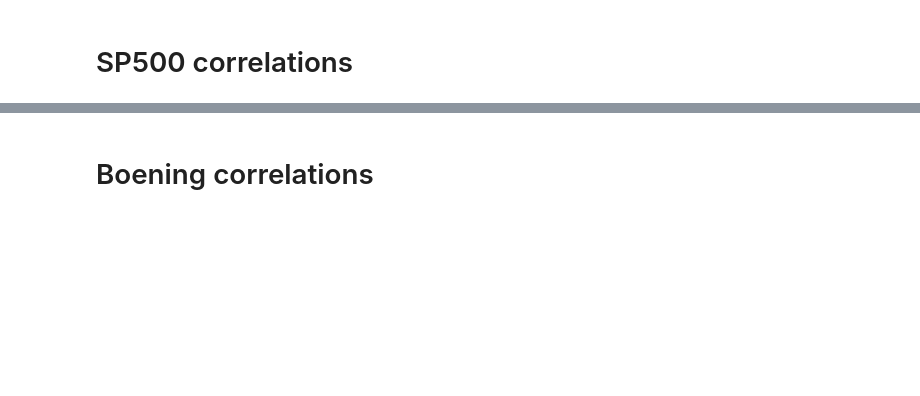
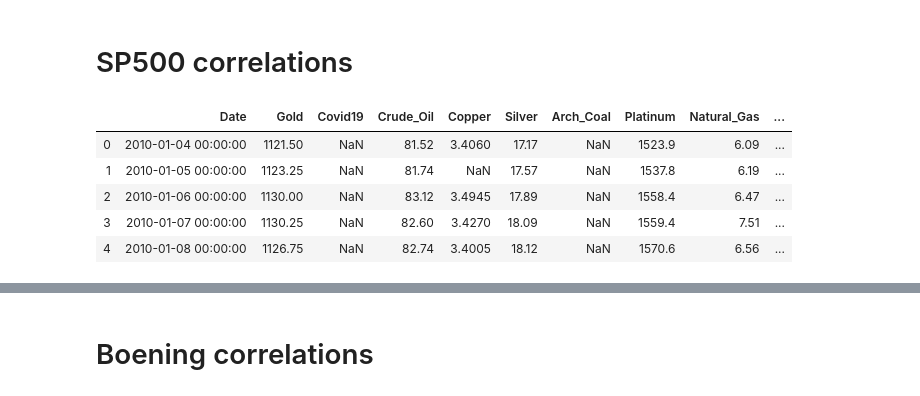
Before and after one commit to azagorowski/Analysis-and-forecast-of-stock-exchange-price-based-on-selected-indicators-using-machine-learning, a Jupyter notebook: scripts/Correlations.ipynb, the cells around one changed output, grey strips where cells are left out. Drawn from its saved outputs; the diff is of its cells as text; code cells hidden in the pictures; blank space fills up the shorter version.

```diff
--- a/scripts/Correlations.ipynb
+++ b/scripts/Correlations.ipynb
@@ -39,3 +23,28 @@ df.tail()
+# %%
+#Get SQLLite select statement SP500 index and indicators
+df = pd.read_sql_query("""select sp."Date", g."Index" as Gold, c19."Index" Covid19, co."Index" as Crude_Oil,
+cr."Index" as Copper, s."Index" as Silver, ac."Index" as Arch_Coal, p."Index" as Platinum, ng."Index" as Natural_Gas,
+ip."Index" as Industrial_Production, sp."Index" as SP500
+ from SP500 as sp
+  LEFT OUTER JOIN Covid19 as c19 ON sp.Date = C19.Date
+  LEFT OUTER JOIN Gold as g ON sp.Date=g.Date
+  LEFT OUTER JOIN Crude_Oil as co ON sp.Date=co.Date
+  LEFT OUTER JOIN Copper as cr ON sp.Date=cr.Date
+  LEFT OUTER JOIN Silver as s ON sp.Date=s.Date
+  LEFT OUTER JOIN Arch_Coal as ac ON sp.Date=ac.Date
+  LEFT OUTER JOIN Platinum as p ON sp.Date=p.Date
+  LEFT OUTER JOIN Natural_Gas as ng ON sp.Date=ng.Date
+  LEFT OUTER JOIN Industrial_Prod as ip ON sp.Date=ip.Date
+Where sp."Index" IS NOT NULL
+""", conn)
+df.head()
+# %% [output]
+|  | Date | Gold | Covid19 | Crude_Oil | Copper | Silver | Arch_Coal | Platinum | Natural_Gas | ... |
+| 0 | 2010-01-04 00:00:00 | 1121.50 | NaN | 81.52 | 3.4060 | 17.17 | NaN | 1523.9 | 6.09 | ... |
+| 1 | 2010-01-05 00:00:00 | 1123.25 | NaN | 81.74 | NaN | 17.57 | NaN | 1537.8 | 6.19 | ... |
+| 2 | 2010-01-06 00:00:00 | 1130.00 | NaN | 83.12 | 3.4945 | 17.89 | NaN | 1558.4 | 6.47 | ... |
+| 3 | 2010-01-07 00:00:00 | 1130.25 | NaN | 82.60 | 3.4270 | 18.09 | NaN | 1559.4 | 7.51 | ... |
+| 4 | 2010-01-08 00:00:00 | 1126.75 | NaN | 82.74 | 3.4005 | 18.12 | NaN | 1570.6 | 6.56 | ... |
 # %%
 #Make correlation table with heatmap
 import seaborn as sns
```
Also changed, not shown: parts of 7 cells of this notebook, 1 other file.
